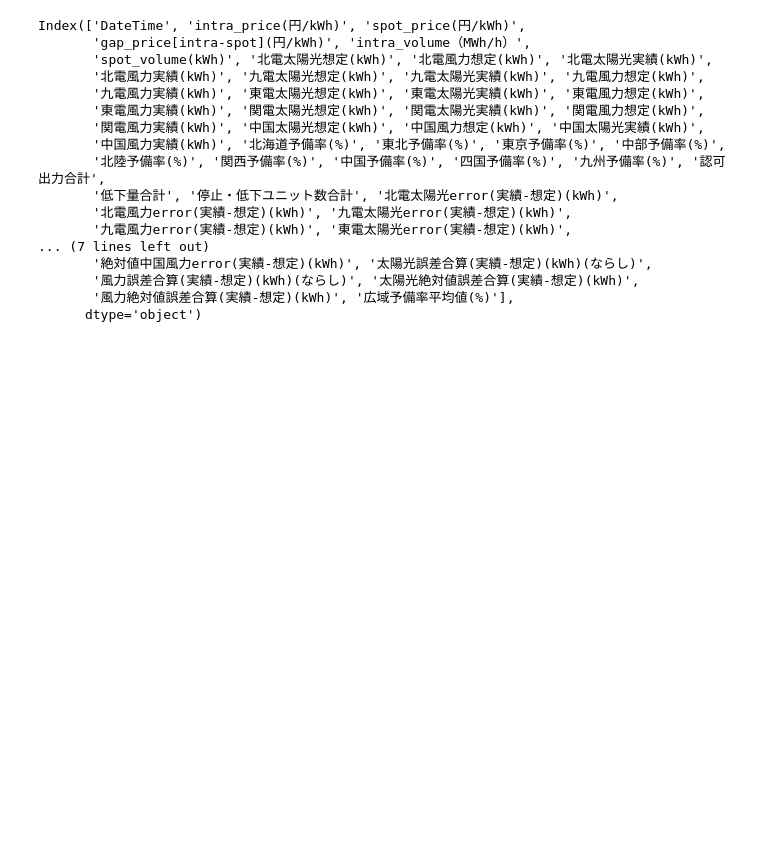
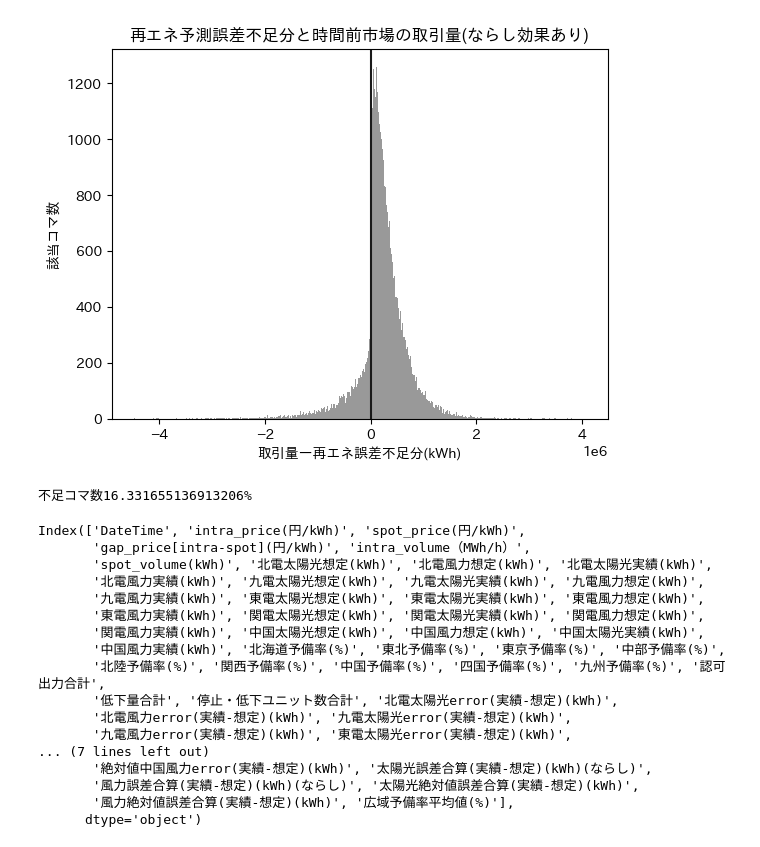
Before and after one commit to psukee/project_for_sotsuron, a Jupyter notebook: 再エネ誤差/不足再エネ誤差.ipynb, the cells around one changed output. Drawn from its saved outputs; the diff is of its cells as text; code cells hidden in the pictures; blank space fills up the shorter version.

```diff
--- a/再エネ誤差/不足再エネ誤差.ipynb
+++ b/再エネ誤差/不足再エネ誤差.ipynb
@@ -87,3 +133,47 @@ func_drowgraf_torihiki()
+# %%
+# 再エネ予測誤差不足分　ならしあり
+# 補正係数
+
+
+chan = 1
+
+files = glob.glob('../../../卒論関連書類/データ/king_history/king_history1/*')
+version = len(files)-1
+df_king =pd.read_csv(f'../../../卒論関連書類/データ/king_history/king_history1/king{version}.csv',converters={'DateTime':pd.to_datetime})
+
+col_names = ['intra_volume（MWh/h）','九電太陽光error(実績-想定)(kWh)',
+       '九電風力error(実績-想定)(kWh)', '東電太陽光error(実績-想定)(kWh)',
+       '東電風力error(実績-想定)(kWh)', '関電太陽光error(実績-想定)(kWh)',
+       '関電風力error(実績-想定)(kWh)', '中国太陽光error(実績-想定)(kWh)',
+       '中国風力error(実績-想定)(kWh)', '太陽光誤差合算(実績-想定)(kWh)(ならし)',
+       '風力誤差合算(実績-想定)(kWh)(ならし)']
+
+
+df_fusoku = df_king[col_names].dropna()
+df_fusoku['intra_volume（MWh/h）'] = df_fusoku['intra_volume（MWh/h）']*1000*chan
+
+df_fusoku.loc[df_fusoku['太陽光誤差合算(実績-想定)(kWh)(ならし)']>0,['太陽光誤差合算(実績-想定)(kWh)(ならし)']] = 0
+df_fusoku.loc[df_fusoku['風力誤差合算(実績-想定)(kWh)(ならし)']>0,['風力誤差合算(実績-想定)(kWh)(ならし)']] = 0
+
+array =df_fusoku['intra_volume（MWh/h）'].values
+
+# print(array.mean())
+df_fusoku['intra_volume（MWh/h）'] = array + df_fusoku['太陽光誤差合算(実績-想定)(kWh)(ならし)'].values + df_fusoku['風力誤差合算(実績-想定)(kWh)(ならし)'].values
+# df_fusoku['']
+
+plt.hist(df_fusoku['intra_volume（MWh/h）'].values,bins=1000,color='0.6')
+plt.axvline(x=0,color='0.1')
+plt.title('再エネ予測誤差不足分と時間前市場の取引量(ならし効果あり)')
+plt.xlabel('取引量ー再エネ誤差不足分(kWh)')
+plt.ylabel('該当コマ数')
+plt.savefig('../../../卒論関連書類/画像/卒論用画像/予測誤差不足分と時間前市場の取引量(ならしあり).png')
+plt.show()
+
+lack_percentage = len(df_fusoku[df_fusoku['intra_volume（MWh/h）']<0])/len(df_fusoku)*100
+print(f'不足コマ数{lack_percentage}%')
+# %% [output]
+[figure, added]
+不足コマ数16.331655136913206%
 # %%
 # 再エネ予測誤差不足分(ならしなし)
 df_king.columns
```
Also changed, not shown: parts of 7 cells of this notebook, 7 other files.
